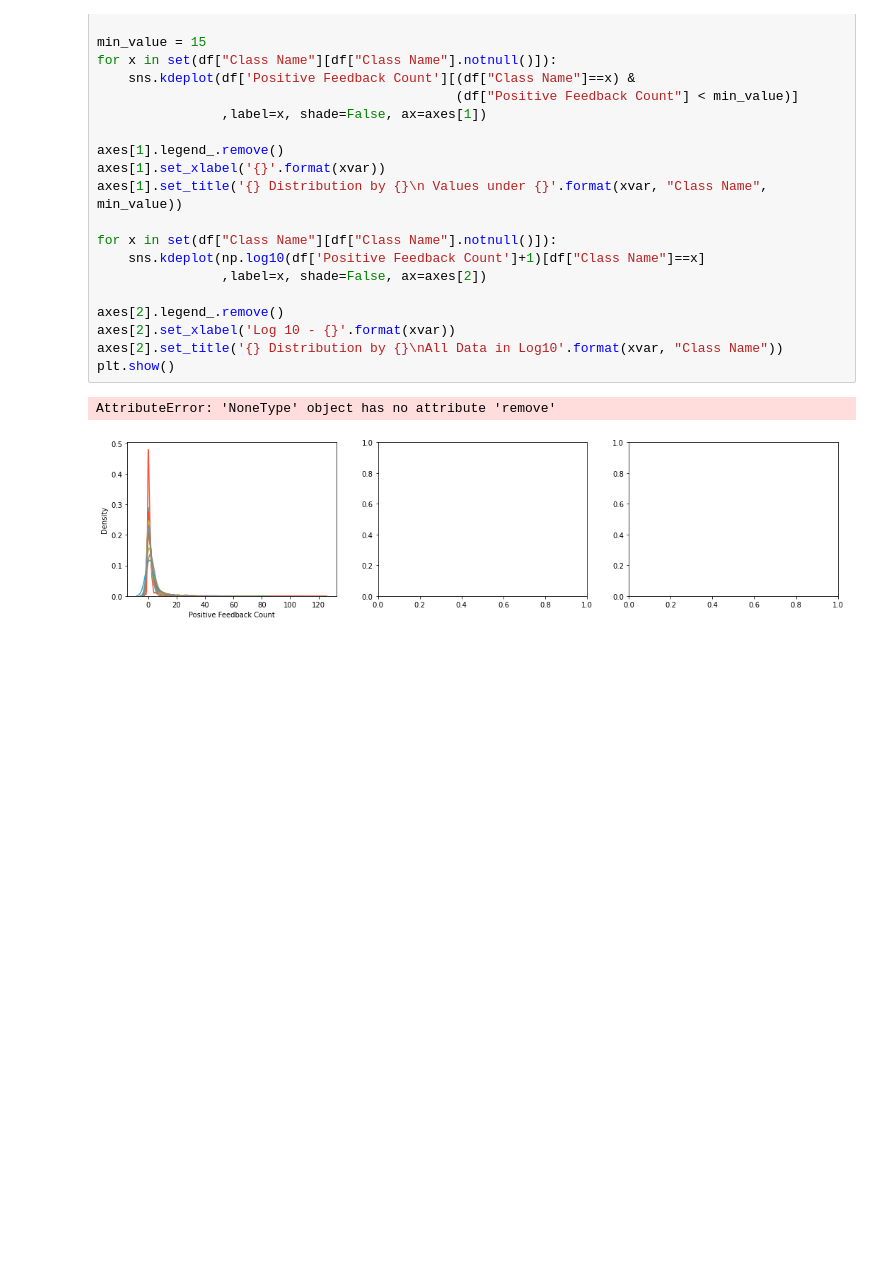
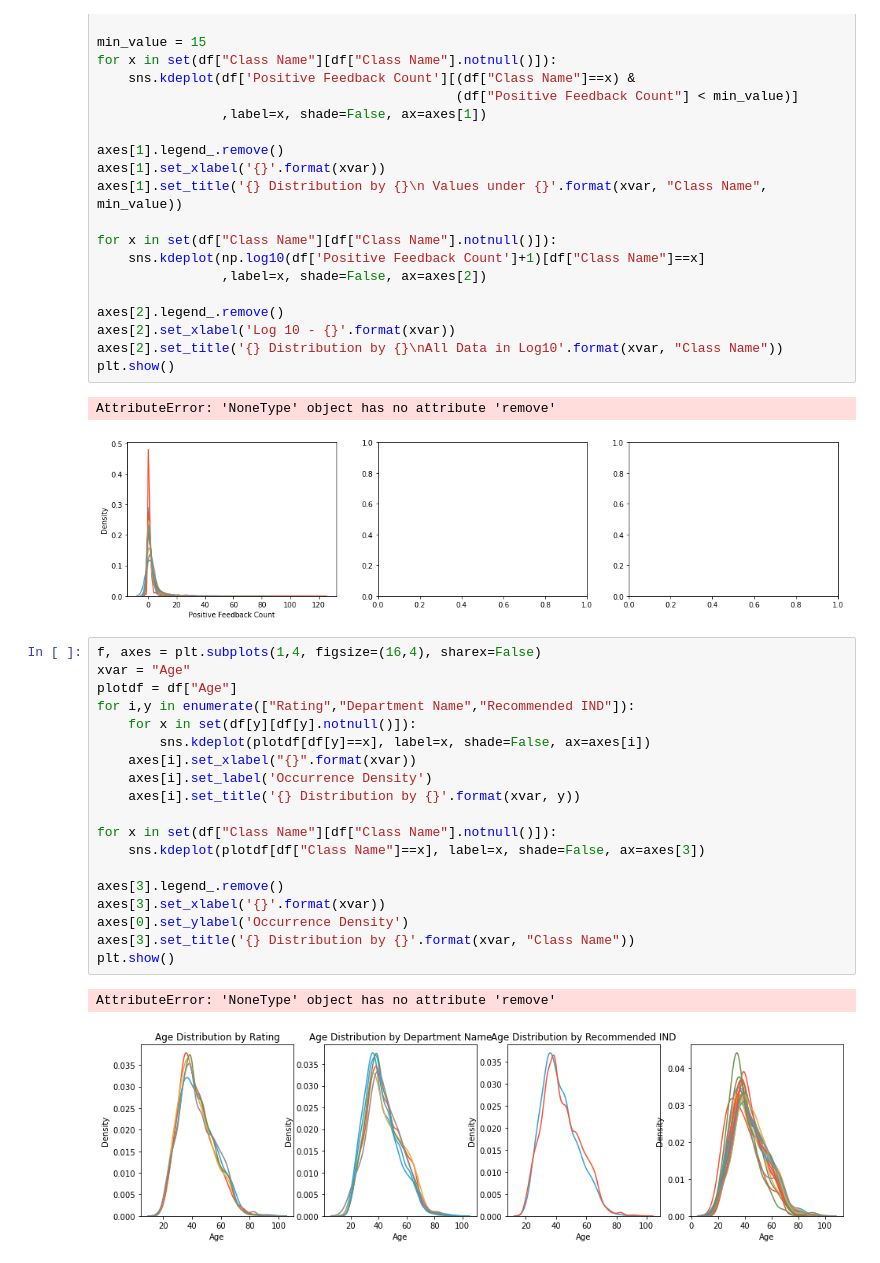
Before and after one commit to dwiwahyueffendi/Information-Retrieval, a Jupyter notebook: Latihan/Source Code Information Retrieval.ipynb, the cells around one changed output. Drawn from its saved outputs; the diff is of its cells as text; blank space fills up the shorter version.

Commit message:
Age Distribution by the Usual Suspects.. round them up

```diff
--- a/Latihan/Source Code Information Retrieval.ipynb
+++ b/Latihan/Source Code Information Retrieval.ipynb
@@ -478,3 +478,25 @@ plt.show()
 # %% [output]
 AttributeError: 'NoneType' object has no attribute 'remove'
 [figure]
+# %%
+f, axes = plt.subplots(1,4, figsize=(16,4), sharex=False)
+xvar = "Age"
+plotdf = df["Age"]
+for i,y in enumerate(["Rating","Department Name","Recommended IND"]):
+    for x in set(df[y][df[y].notnull()]):
+        sns.kdeplot(plotdf[df[y]==x], label=x, shade=False, ax=axes[i])
+    axes[i].set_xlabel("{}".format(xvar))
+    axes[i].set_label('Occurrence Density')
+    axes[i].set_title('{} Distribution by {}'.format(xvar, y))
+
+for x in set(df["Class Name"][df["Class Name"].notnull()]):
+    sns.kdeplot(plotdf[df["Class Name"]==x], label=x, shade=False, ax=axes[3])
+
+axes[3].legend_.remove()
+axes[3].set_xlabel('{}'.format(xvar))
+axes[0].set_ylabel('Occurrence Density')
+axes[3].set_title('{} Distribution by {}'.format(xvar, "Class Name"))
+plt.show()
+# %% [output]
+AttributeError: 'NoneType' object has no attribute 'remove'
+[figure, added]
```
